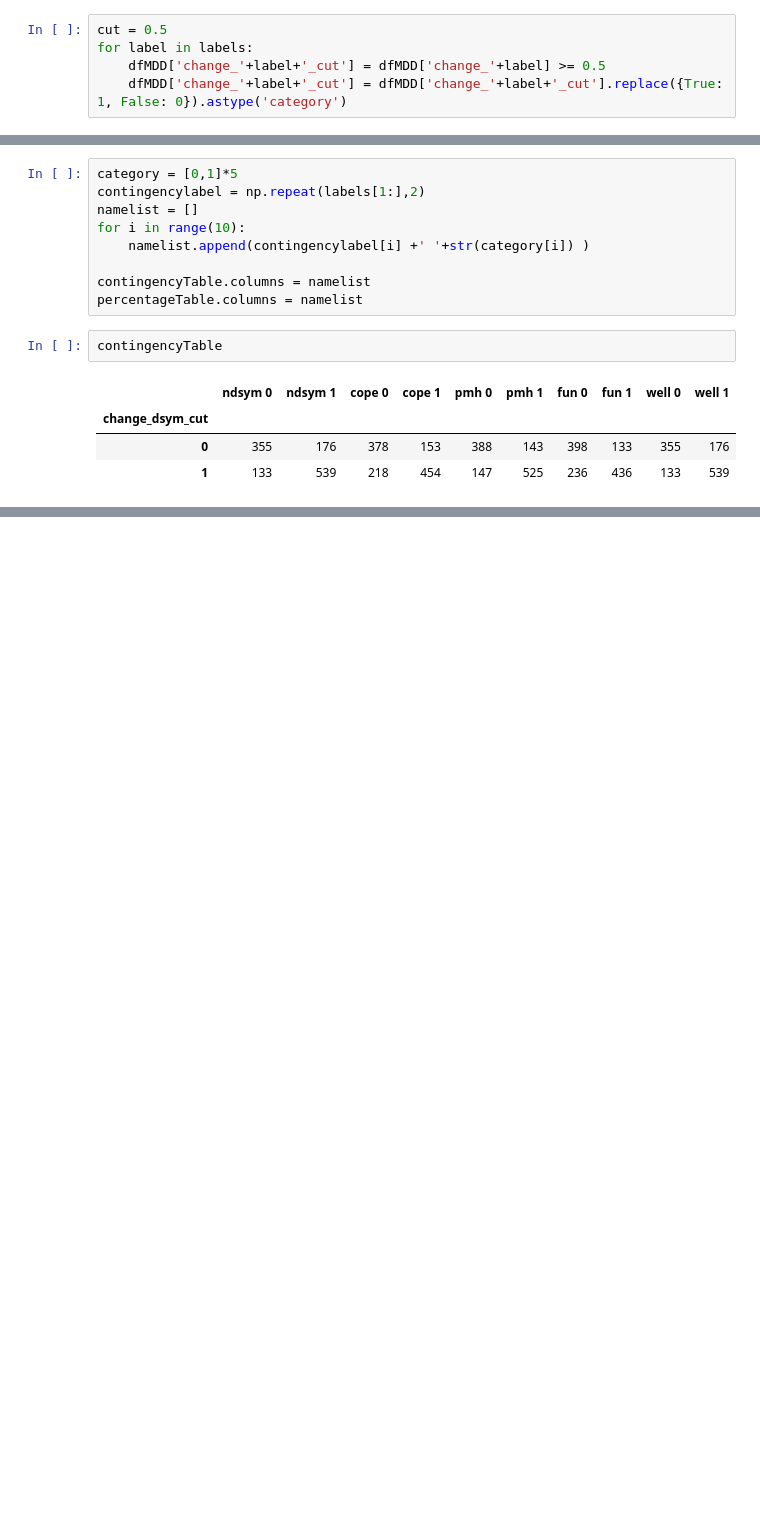
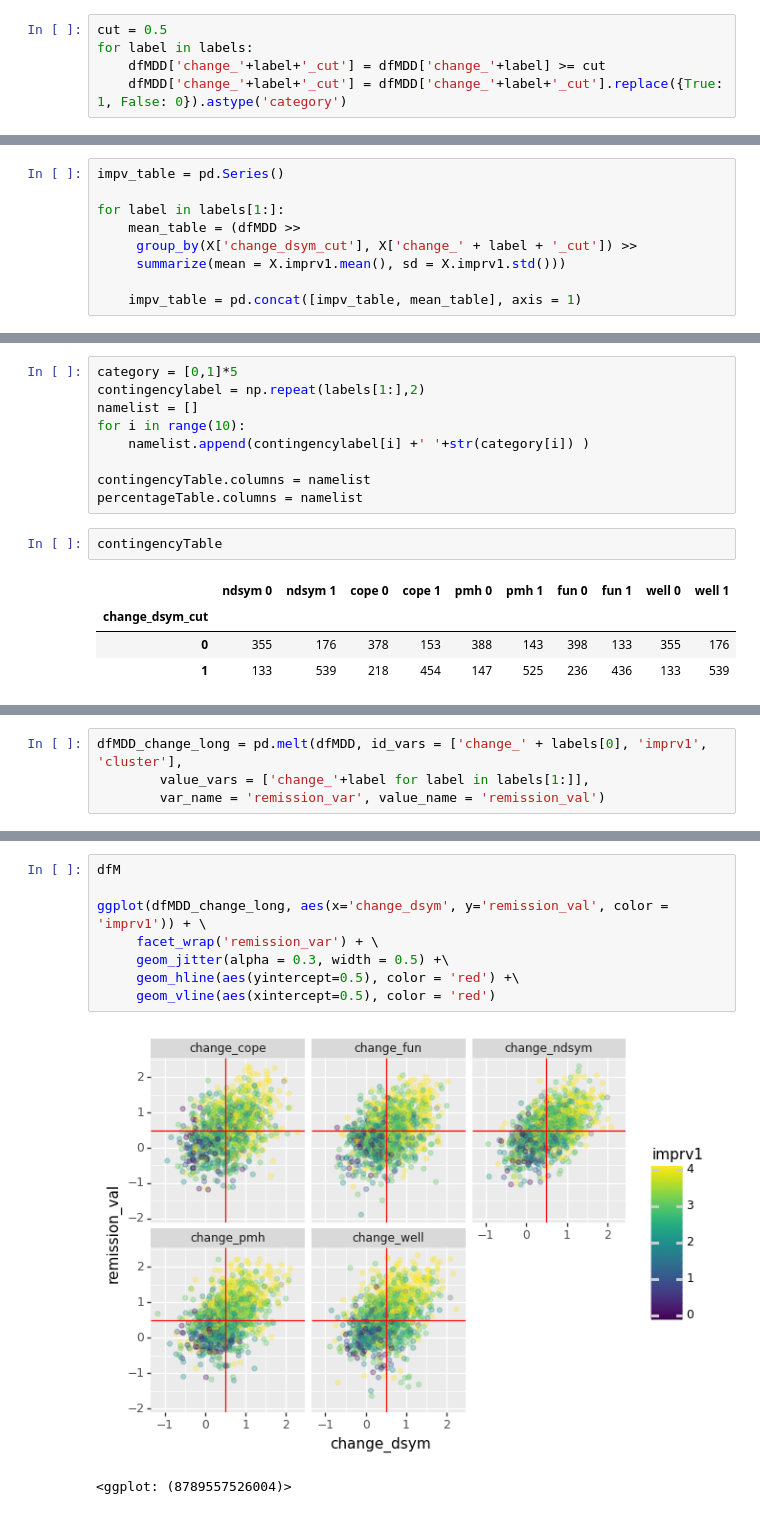
Before and after one commit to sin-ying-lin/phpTxOutcome, a Jupyter notebook: Code/Untitled.ipynb, the cells around one changed output, grey strips where cells are left out. Drawn from its saved outputs; the diff is of its cells as text; blank space fills up the shorter version.

```diff
--- a/Code/Untitled.ipynb
+++ b/Code/Untitled.ipynb
@@ -39,5 +40,5 @@ Number of People with Signifiacnt Depressive Symptom Reduction: 672
 # %%
 cut = 0.5
 for label in labels:
-    dfMDD['change_'+label+'_cut'] = dfMDD['change_'+label] >= 0.5
+    dfMDD['change_'+label+'_cut'] = dfMDD['change_'+label] >= cut
     dfMDD['change_'+label+'_cut'] = dfMDD['change_'+label+'_cut'].replace({True: 1, False: 0}).astype('category')
@@ -51,3 +72,12 @@ for label in labels[2:]:
     percentageTable = pd.concat([percentageTable, pd.crosstab(dfMDD['change_dsym_cut'],
                                                                 dfMDD['change_'+label+'_cut'],
                                                               normalize='all')], axis = 1)
+# %%
+impv_table = pd.Series()
+
+for label in labels[1:]:
+    mean_table = (dfMDD >>
+     group_by(X['change_dsym_cut'], X['change_' + label + '_cut']) >>
+     summarize(mean = X.imprv1.mean(), sd = X.imprv1.std()))
+
+    impv_table = pd.concat([impv_table, mean_table], axis = 1)
@@ -103,0 +196,4 @@ Categories (2, int64): [0, 1]
+# %%
+dfMDD_change_long = pd.melt(dfMDD, id_vars = ['change_' + labels[0], 'imprv1', 'cluster'],
+        value_vars = ['change_'+label for label in labels[1:]],
+        var_name = 'remission_var', value_name = 'remission_val')
@@ -103,0 +220,11 @@ Categories (2, int64): [0, 1]
+# %%
+dfM
+
+ggplot(dfMDD_change_long, aes(x='change_dsym', y='remission_val', color = 'imprv1')) + \
+     facet_wrap('remission_var') + \
+     geom_jitter(alpha = 0.3, width = 0.5) +\
+     geom_hline(aes(yintercept=0.5), color = 'red') +\
+     geom_vline(aes(xintercept=0.5), color = 'red')
+# %% [output]
+[figure, added]
+<ggplot: (8789557526004)>
```
Also changed, not shown: parts of 19 cells of this notebook, 7 other files.
